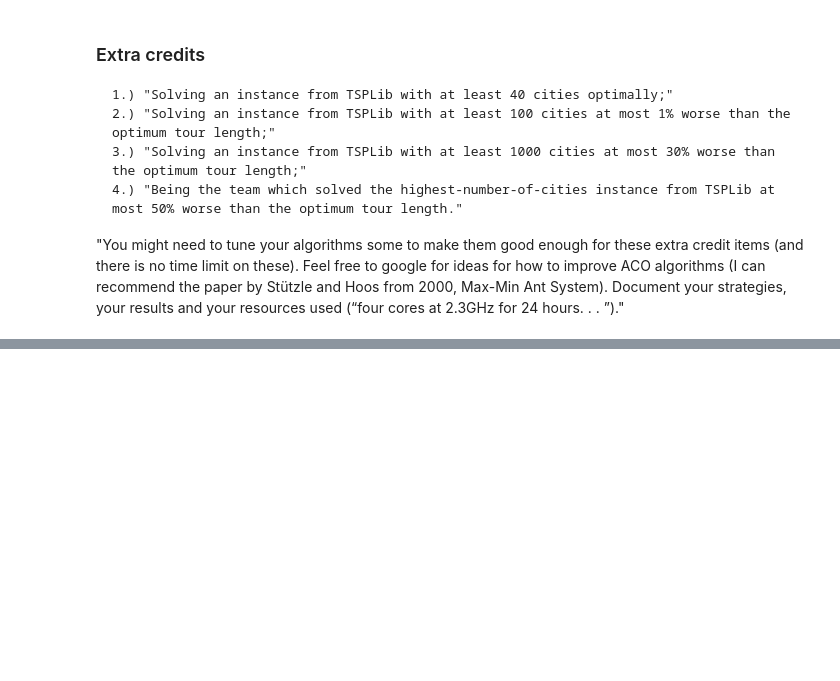
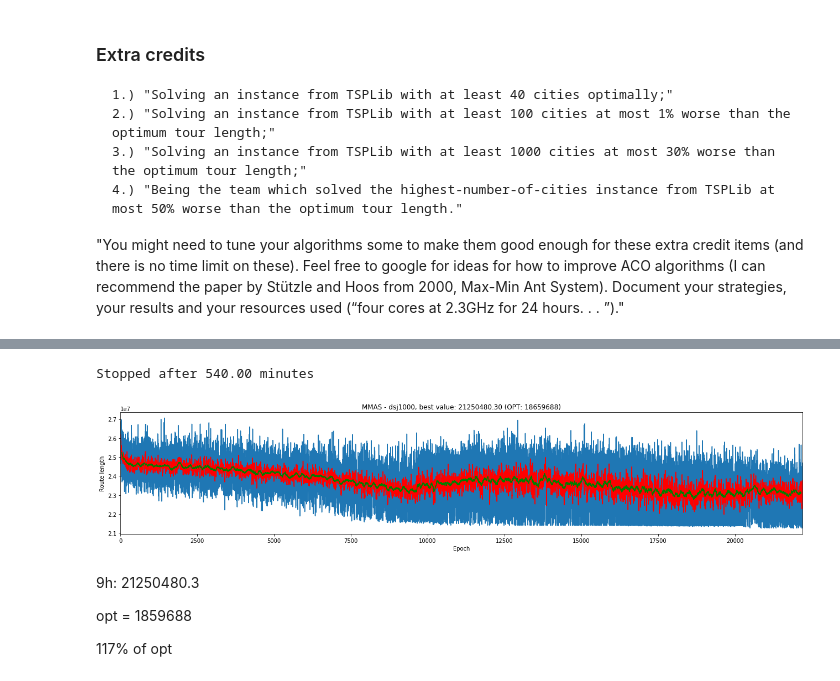
Before and after one commit to Chaoste/course-nia, a Jupyter notebook: project3/project3.ipynb, the cells around one changed output, grey strips where cells are left out. Drawn from its saved outputs; the diff is of its cells as text; code cells hidden in the pictures; blank space fills up the shorter version.

```diff
--- a/project3/project3.ipynb
+++ b/project3/project3.ipynb
@@ -216,6 +214,27 @@ np.random.seed(0)
 opt_setting = generate_opt_setting(fnl4461_problem)
 mmas = algo.MMAS(fnl4461_problem, wall_clock_time=600, **opt_setting)
 route_length, costs = mmas()
+# %%
+dsj1000_problem = tsp_parser.load_problem('data/dsj1000') # 1354
+# %%
+np.random.seed(0)
+n = dsj1000_problem['dimension']
+alpha = 1
+beta = 8
+rho = 1/n
+tau_min = 1/n**2
+tau_max=1-min(30, n/2)/n
+mmas = algo.MMAS(dsj1000_problem, wall_clock_time=60*60*9, alpha=alpha, beta=beta, rho=rho, tau_min=tau_min, tau_max=tau_max)
+route_length, costs = mmas()
+# %% [output]
+Stopped after 540.00 minutes
+[figure, added]
+# %% [markdown]
+9h: 21250480.3
+
+opt = 1859688
+
+117% of opt
 # %%
 route_length, costs = mmas()
 # %%
```
Also changed, not shown: parts of 4 cells of this notebook, 1 other file.
